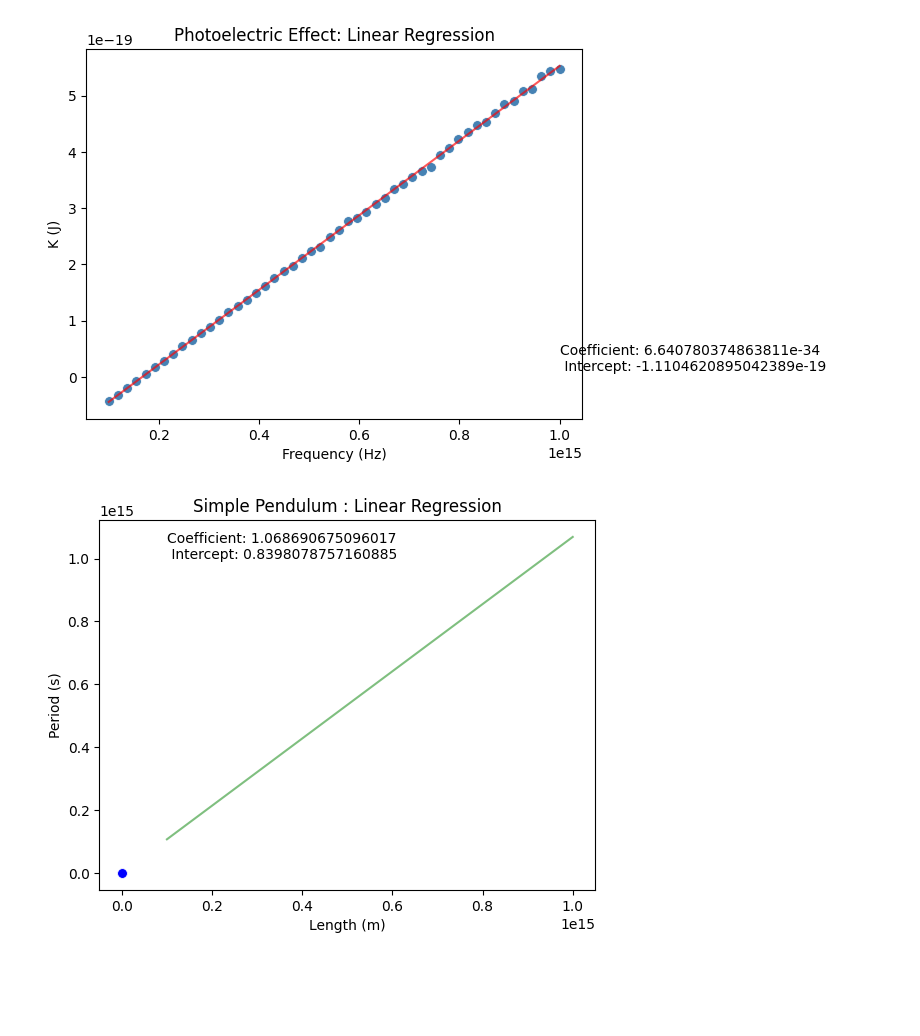
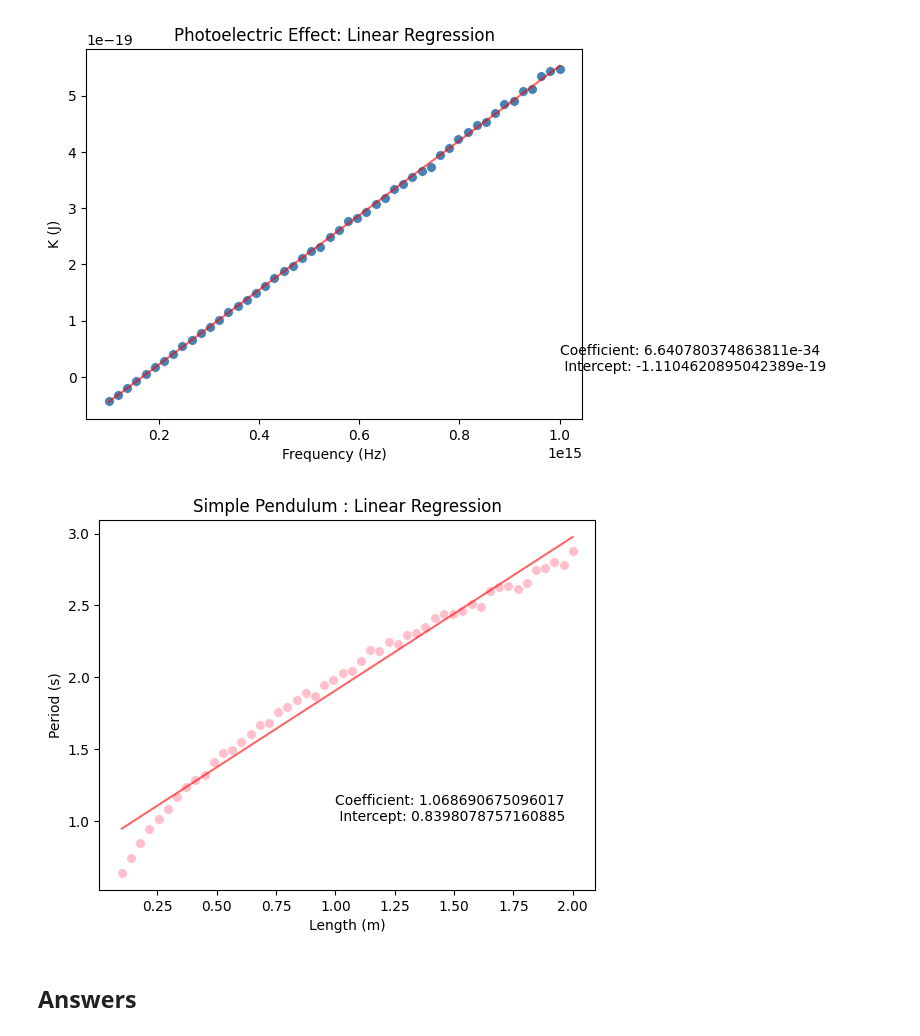
Before and after one commit to sonder-art/automl_o24, a Jupyter notebook: ejercicios/200672_Giancarlo_02_linear_regression.ipynb, the cells around one changed output. Drawn from its saved outputs; the diff is of its cells as text; code cells hidden in the pictures; blank space fills up the shorter version.

```diff
--- a/ejercicios/200672_Giancarlo_02_linear_regression.ipynb
+++ b/ejercicios/200672_Giancarlo_02_linear_regression.ipynb
@@ -258,22 +258,23 @@ plt.show()
 # %%
 ### Code for visualizing regression results (Pendulum)
 g_pe=sns.scatterplot(data=pe_df,
                     x='Length (m)',
                     y='Period (s)',
-                    color='blue',
+                    color='pink',
                     s=50,
                     alpha=1)
 
 # Plot the regression line
-
-g_pe.plot(f, pe_reg.predict(f.reshape(-1, 1)),
-          color='green',
-          alpha=0.50)
+g_pe.plot(L, pe_reg.predict(L.reshape(-1, 1)),
+          color='red',
+          alpha=0.6)
 
 g_pe.set_title('Simple Pendulum : Linear Regression')
 g_pe.set_xlabel('Length (m)')
 g_pe.set_ylabel('Period (s)')
-g_pe.text(x=1e14, y=1e15, s=f'Coefficient: {pe_reg.coef_[0]}\n Intercept: {pe_reg.intercept_}', color='black')
+g_pe.text(x=1, y=1, s=f'Coefficient: {pe_reg.coef_[0]}\n Intercept: {pe_reg.intercept_}', color='black')
 plt.show()
 # %% [output]
-[figure, old version]
+[figure, new version]
+# %% [markdown]
+## Answers
```
Also changed, not shown: parts of 2 cells of this notebook.
